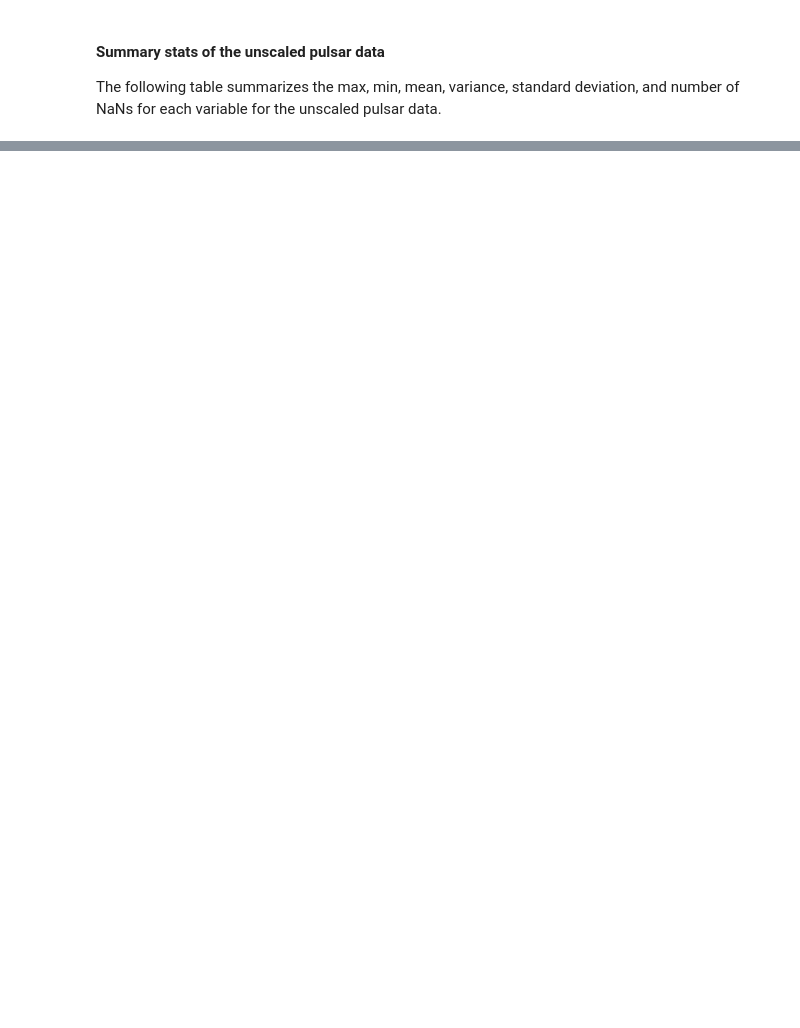
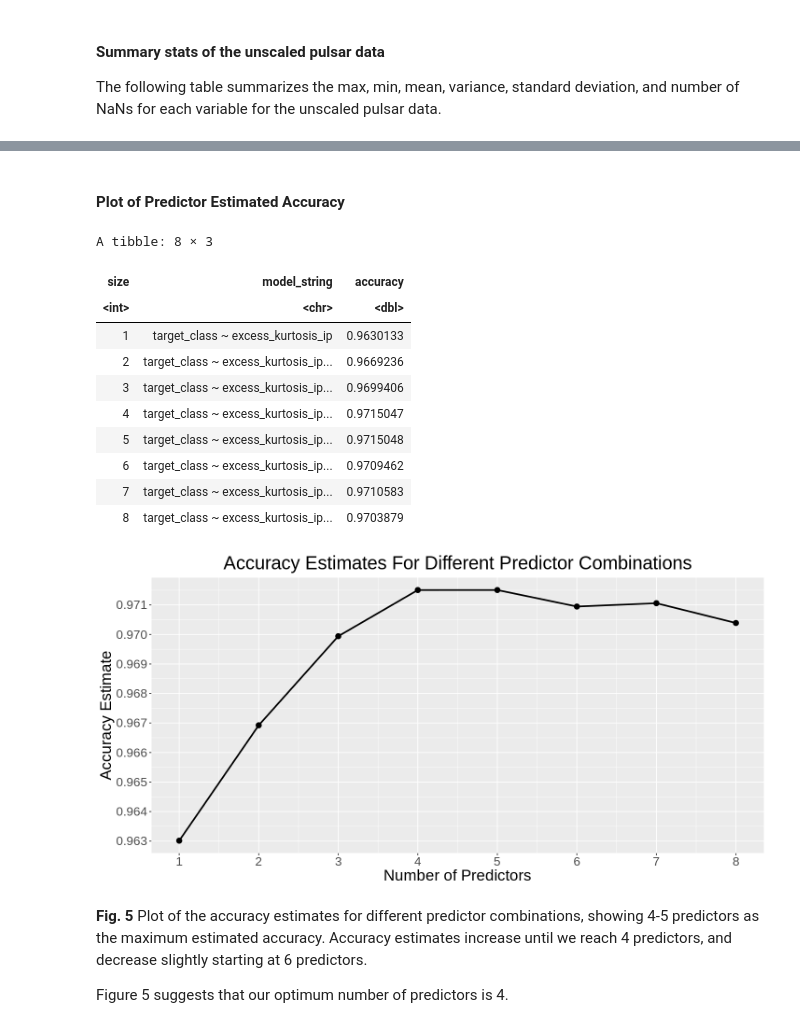
Before and after one commit to tccw/dsci100-group-project, a Jupyter notebook: group_report_pulsars.ipynb, the cells around one changed output, grey strips where cells are left out. Cells and saved outputs as stored; diff of their text form; code cells hidden in the pictures; blank space fills up the shorter version.

```diff
--- a/group_report_pulsars.ipynb
+++ b/group_report_pulsars.ipynb
@@ -430,0 +293,34 @@ $^{[4]}$NASA. (2011, January). *Pulsars*. NASA. https://imagine.gsfc.nasa.gov/sc
+# %% [markdown]
+#### Plot of Predictor Estimated Accuracy
+# %%
+options(repr.plot.width = 12, repr.plot.height = 6)
+
+accuracy_plots_num_predictors <- accuracies %>%
+    ggplot(aes(x = size, y = accuracy)) +
+        geom_line(size=1) + geom_point(size=3) +
+        labs(x = "Number of Predictors", y = "Accuracy Estimate") +
+        scale_y_continuous("Accuracy Estimate", seq(0.94, 1.0, 0.001)) +
+        scale_x_continuous("Number of Predictors", c(1:8)) +
+        ggtitle("Accuracy Estimates For Different Predictor Combinations") +
+        theme(text = element_text(size=20),
+              plot.title = element_text(hjust = 0.5))
+
+accuracy_plots_num_predictors
+accuracies
+# %% [output]
+A tibble: 8 × 3
+| size | model_string | accuracy |
+| <int> | <chr> | <dbl> |
+| 1 | target_class ~ excess_kurtosis_ip | 0.9630133 |
+| 2 | target_class ~ excess_kurtosis_ip... | 0.9669236 |
+| 3 | target_class ~ excess_kurtosis_ip... | 0.9699406 |
+| 4 | target_class ~ excess_kurtosis_ip... | 0.9715047 |
+| 5 | target_class ~ excess_kurtosis_ip... | 0.9715048 |
+| 6 | target_class ~ excess_kurtosis_ip... | 0.9709462 |
+| 7 | target_class ~ excess_kurtosis_ip... | 0.9710583 |
+| 8 | target_class ~ excess_kurtosis_ip... | 0.9703879 |
+[figure, added]
+# %% [markdown]
+**Fig. 5** Plot of the accuracy estimates for different predictor combinations, showing 4-5 predictors as the maximum estimated accuracy. Accuracy estimates increase until we reach 4 predictors, and decrease slightly starting at 6 predictors.
+
+Figure 5 suggests that our optimum number of predictors is 4.
```
Also changed, not shown: parts of 48 cells of this notebook.
